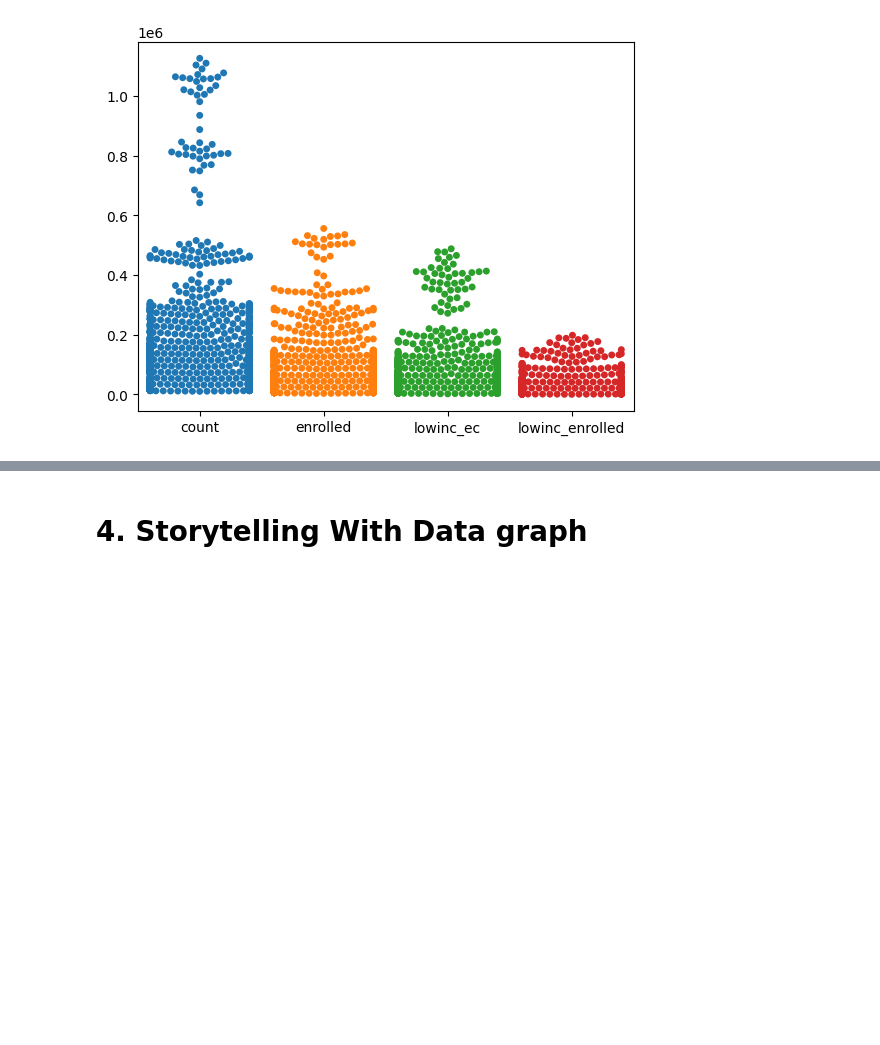
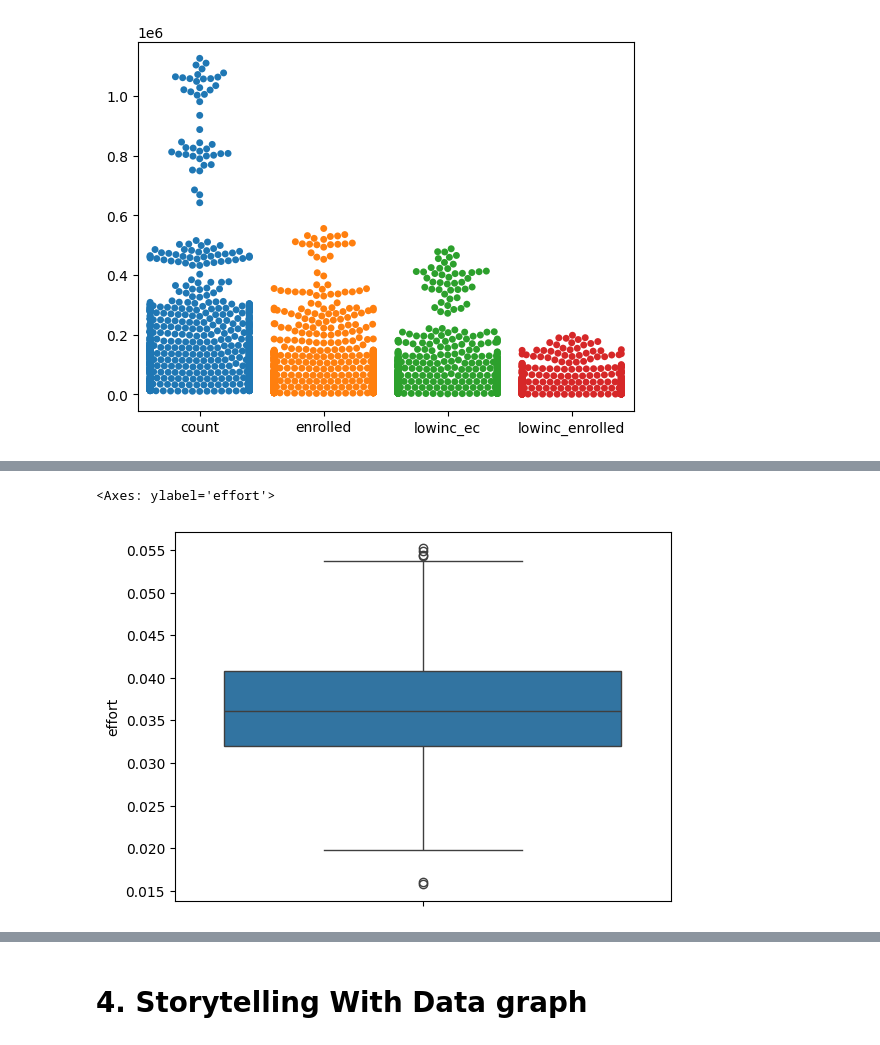
Before and after one commit to SalhaMo/Module-B-semester-2, a Jupyter notebook: Week4.ipynb, the cells around one changed output, grey strips where cells are left out. Cells and saved outputs as stored; diff of their text form; code cells hidden in the pictures; blank space fills up the shorter version.

```diff
--- a/Week4.ipynb
+++ b/Week4.ipynb
@@ -175,0 +174,5 @@ df['effort'].hist()
+# %%
+sns.boxplot(Sel_col['effort'])
+# %% [output]
+<Axes: ylabel='effort'>
+[figure, added]
```
Also changed, not shown: parts of 5 cells of this notebook.
